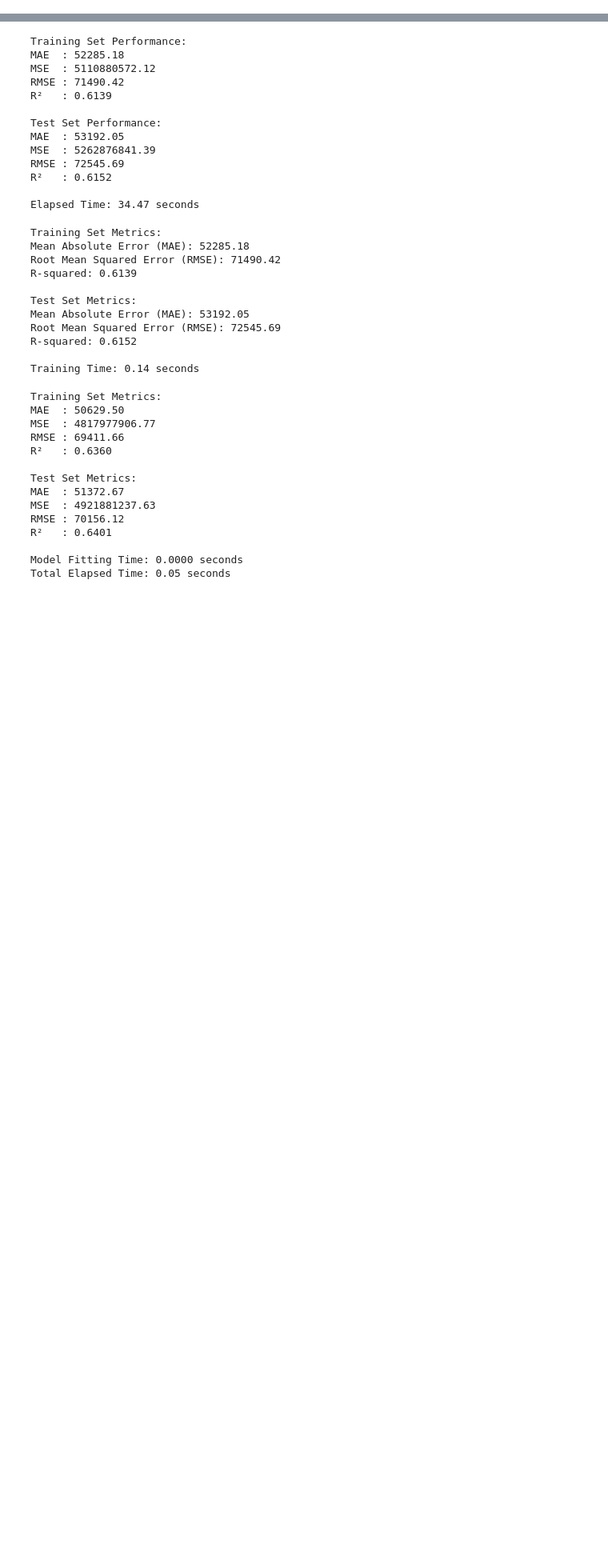
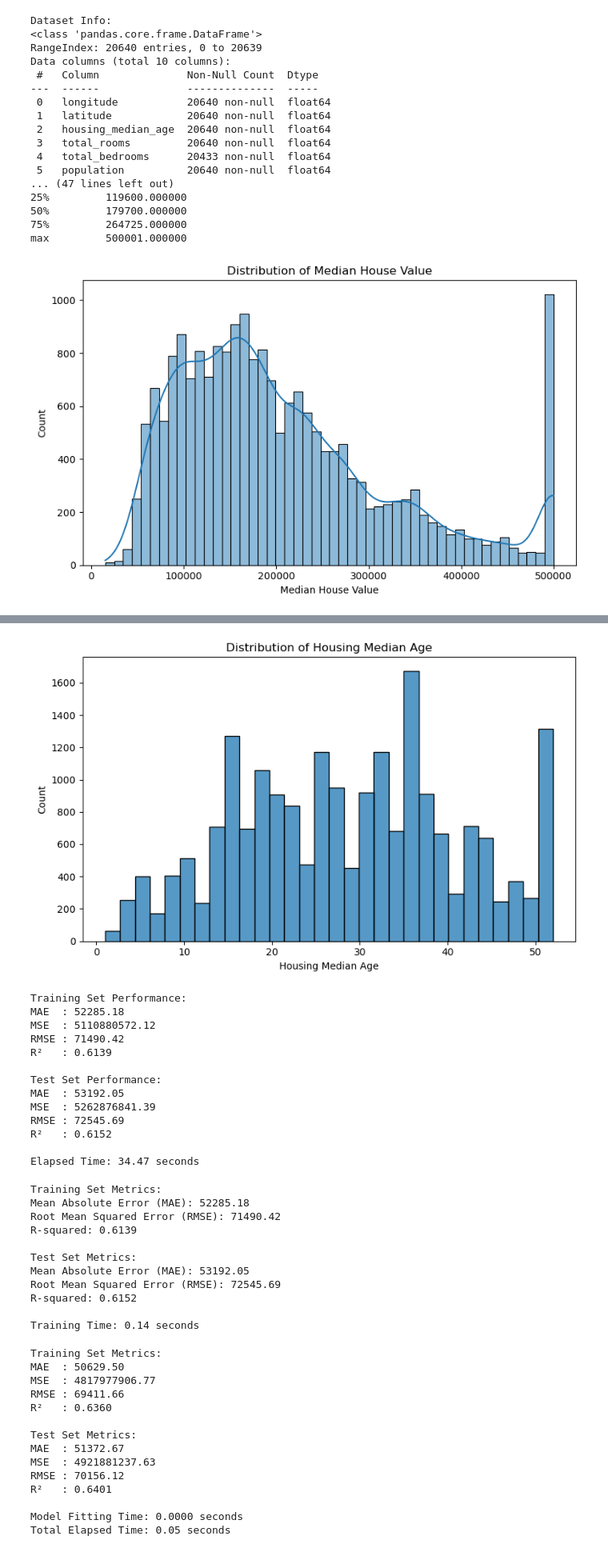
Before and after one commit to satyam2006y/24045119-CSOC-IG, a Jupyter notebook: Prerequisites/assignment.ipynb, the cells around one changed output, grey strips where cells are left out. Shown at 80% size. Cells and saved outputs as stored; diff of their text form; code cells hidden in the pictures; blank space fills up the shorter version.

```diff
--- a/Prerequisites/assignment.ipynb
+++ b/Prerequisites/assignment.ipynb
@@ -5,7 +5,7 @@ import pandas as pd
 import matplotlib.pyplot as plt
 import seaborn as sns
 
-df = pd.read_csv('C:\\CSOC ig\\housing.csv')
+df = pd.read_csv('C:\\CSOC ig\\24045119-CSOC-IG\\Prerequisites\\housing.csv')
 
 print("Dataset Info:")
 print(df.info())
@@ -29,30 +29,49 @@ plt.show()
 
 plt.figure(figsize=(10, 8))
 corr_matrix = df.corr(numeric_only=True)
 sns.heatmap(corr_matrix, annot=True, cmap="coolwarm", fmt=".2f")
 plt.title("Correlation Heatmap")
 plt.show()
 
 if 'ocean_proximity' in df.columns:
     plt.figure(figsize=(8, 6))
     sns.boxplot(data=df, x='ocean_proximity', y='median_house_value')
     plt.xticks(rotation=45)
     plt.title("House Value by Ocean Proximity")
     plt.tight_layout()
     plt.show()
 
 plt.figure(figsize=(8, 6))
 sns.scatterplot(x='median_income', y='median_house_value', data=df, alpha=0.5)
 plt.title("Income vs. House Value")
 plt.xlabel("Median Income")
 plt.ylabel("Median House Value")
 plt.tight_layout()
 plt.show()
 
 plt.figure(figsize=(8, 5))
 sns.histplot(df['housing_median_age'], bins=30, kde=False)
 plt.title("Distribution of Housing Median Age")
 plt.xlabel("Housing Median Age")
 plt.ylabel("Count")
 plt.tight_layout()
 plt.show()
+# %% [output]
+Dataset Info:
+<class 'pandas.core.frame.DataFrame'>
+RangeIndex: 20640 entries, 0 to 20639
+Data columns (total 10 columns):
+ #   Column              Non-Null Count  Dtype
+---  ------              --------------  -----
+ 0   longitude           20640 non-null  float64
+ 1   latitude            20640 non-null  float64
+ 2   housing_median_age  20640 non-null  float64
+ 3   total_rooms         20640 non-null  float64
+ 4   total_bedrooms      20433 non-null  float64
+ 5   population          20640 non-null  float64
+... (47 lines left out)
+25%         119600.000000
+50%         179700.000000
+75%         264725.000000
+max         500001.000000
+[figure, added]
@@ -59,3 +82,4 @@ plt.show()
+[figure, added]
 # %%
 #task1
 # %%
```
Also changed, not shown: parts of 1 cell of this notebook.
